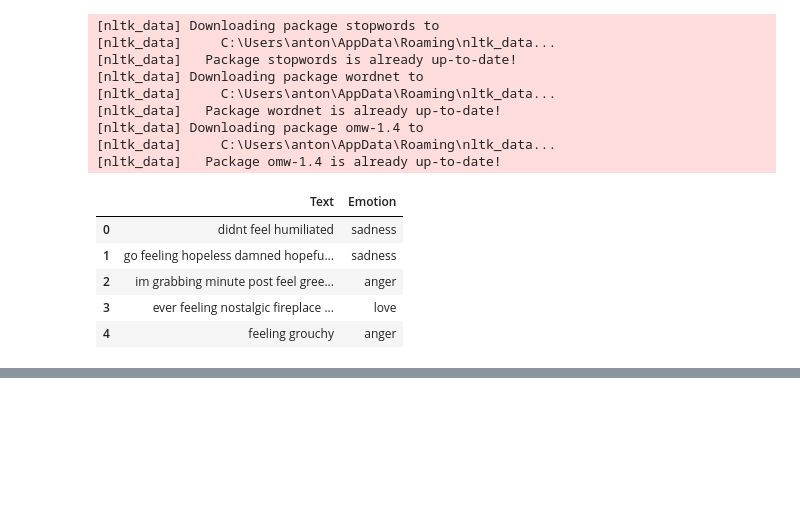
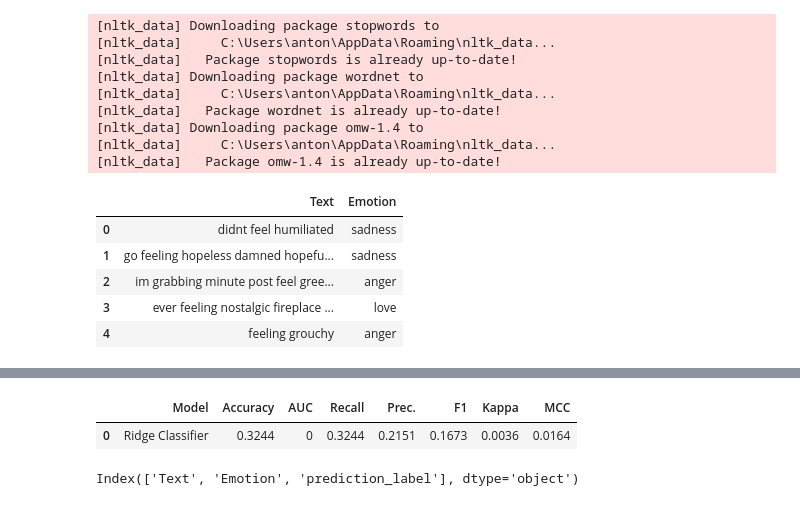
Before and after one commit to antonella-giovannetti/ml-in-the-clouds, a Jupyter notebook: EDA.ipynb, the cells around one changed output, grey strips where cells are left out. Saved outputs shown, nothing was run; the diff lists cells and outputs as text; code cells hidden in the pictures; blank space fills up the shorter version.

```diff
--- a/EDA.ipynb
+++ b/EDA.ipynb
@@ -415,0 +480,9 @@ best_model = compare_models()
+# %%
+results = predict_model(best_model)
+# %% [output]
+|  | Model | Accuracy | AUC | Recall | Prec. | F1 | Kappa | MCC |
+| 0 | Ridge Classifier | 0.3244 | 0 | 0.3244 | 0.2151 | 0.1673 | 0.0036 | 0.0164 |
+# %%
+print(results.columns)
+# %% [output]
+Index(['Text', 'Emotion', 'prediction_label'], dtype='object')
```
Also changed, not shown: parts of 12 cells of this notebook, 4 other files.
